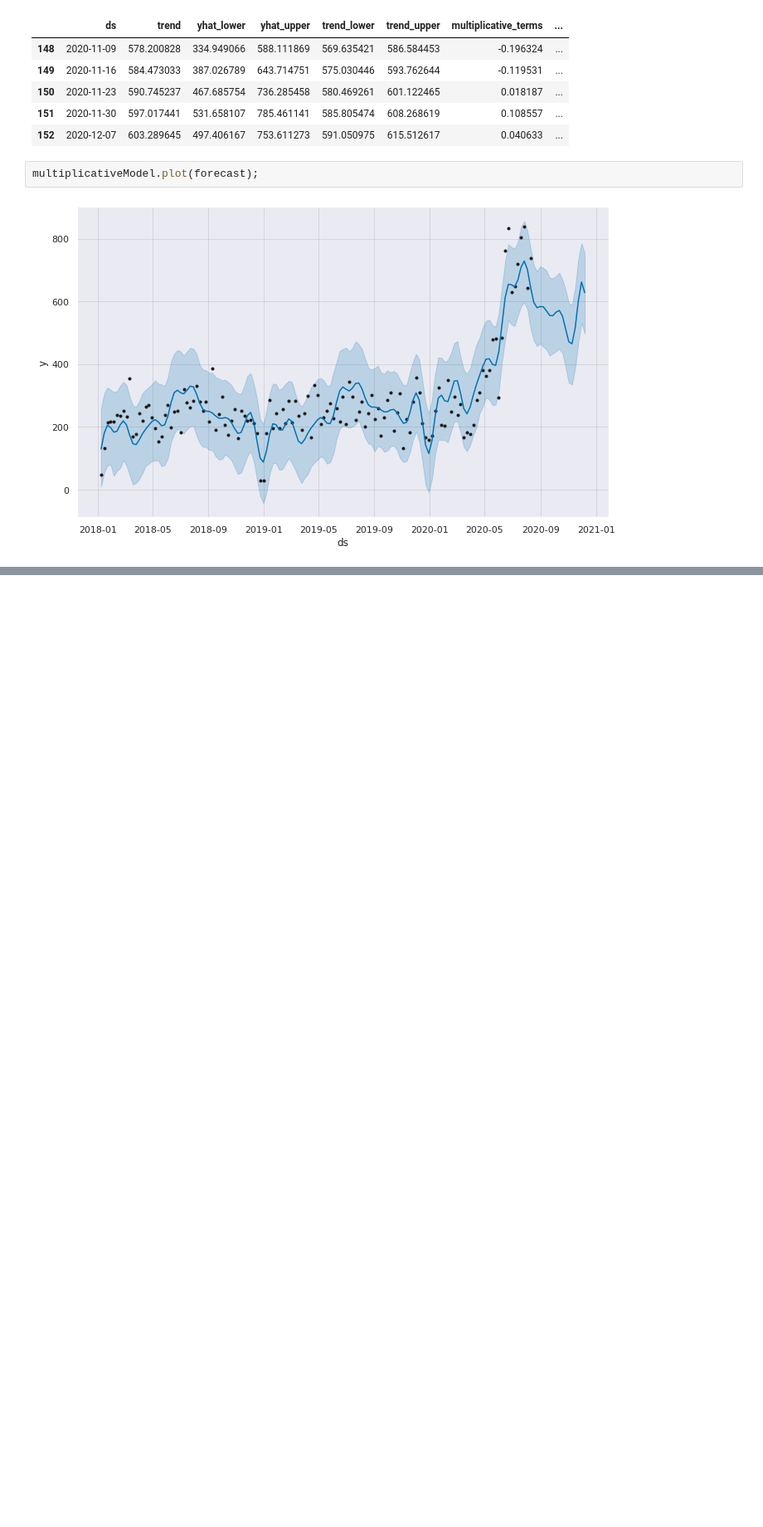
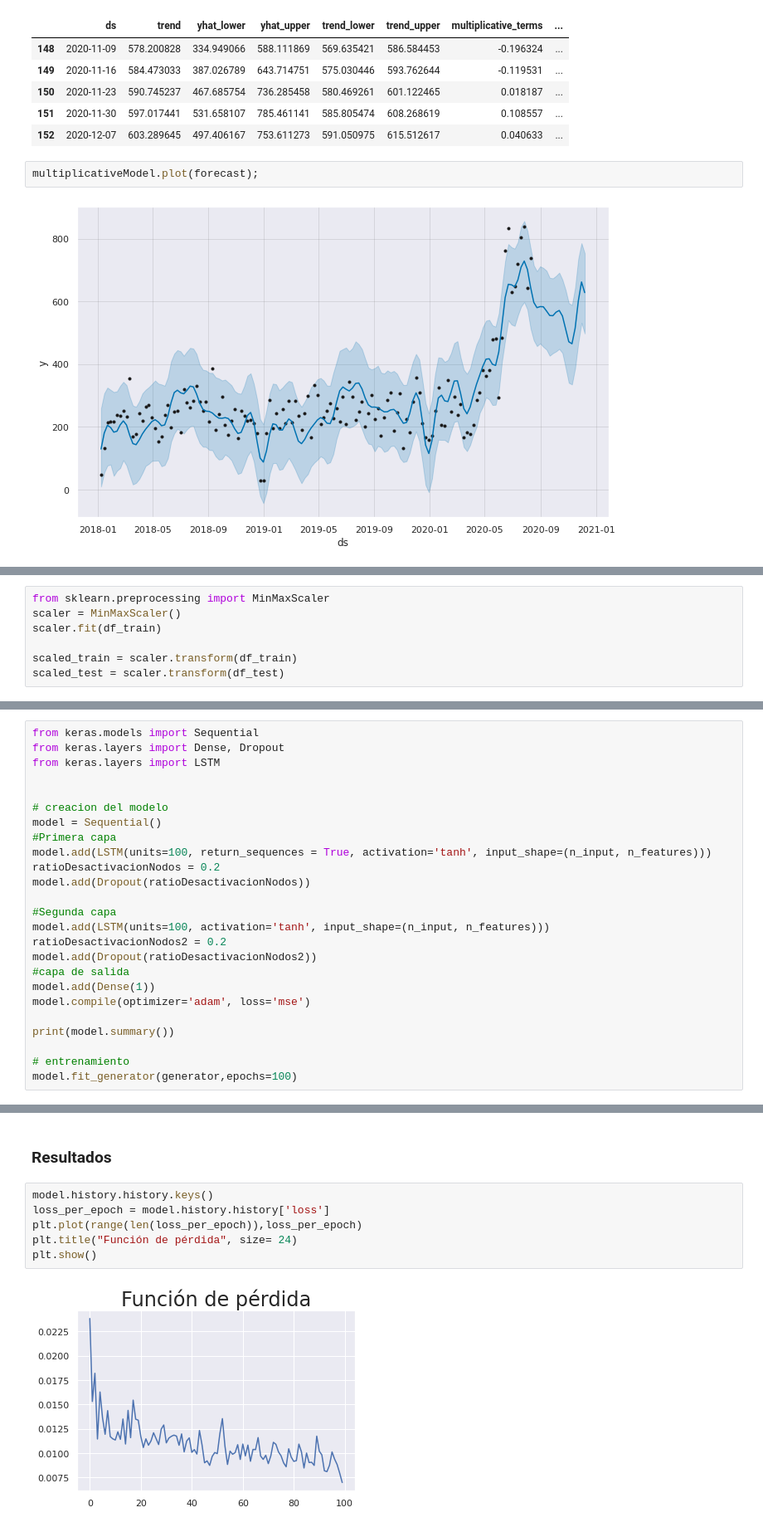
Before and after one commit to cccg8105/notebook_AD, a Jupyter notebook: Analisis/Frecuencia inscripciones/NuevasInscripciones.ipynb, the cells around one changed output, grey strips where cells are left out. Shown at 83% size. Saved outputs shown, nothing was run; the diff lists cells and outputs as text; blank space fills up the shorter version.

```diff
--- a/Analisis/Frecuencia inscripciones/NuevasInscripciones.ipynb
+++ b/Analisis/Frecuencia inscripciones/NuevasInscripciones.ipynb
@@ -201,0 +206,7 @@ plt.show()
+# %%
+from sklearn.preprocessing import MinMaxScaler
+scaler = MinMaxScaler()
+scaler.fit(df_train)
+
+scaled_train = scaler.transform(df_train)
+scaled_test = scaler.transform(df_test)
@@ -201,0 +240,25 @@ plt.show()
+# %%
+from keras.models import Sequential
+from keras.layers import Dense, Dropout
+from keras.layers import LSTM
+
+
+# creacion del modelo
+model = Sequential()
+#Primera capa
+model.add(LSTM(units=100, return_sequences = True, activation='tanh', input_shape=(n_input, n_features)))
+ratioDesactivacionNodos = 0.2
+model.add(Dropout(ratioDesactivacionNodos))
+
+#Segunda capa
+model.add(LSTM(units=100, activation='tanh', input_shape=(n_input, n_features)))
+ratioDesactivacionNodos2 = 0.2
+model.add(Dropout(ratioDesactivacionNodos2))
+#capa de salida
+model.add(Dense(1))
+model.compile(optimizer='adam', loss='mse')
+
+print(model.summary())
+
+# entrenamiento
+model.fit_generator(generator,epochs=100)
@@ -201,0 +284,10 @@ plt.show()
+# %% [markdown]
+### Resultados
+# %%
+model.history.history.keys()
+loss_per_epoch = model.history.history['loss']
+plt.plot(range(len(loss_per_epoch)),loss_per_epoch)
+plt.title("Función de pérdida", size= 24)
+plt.show()
+# %% [output]
+[figure, added]
```
Also changed, not shown: parts of 11 cells of this notebook.
